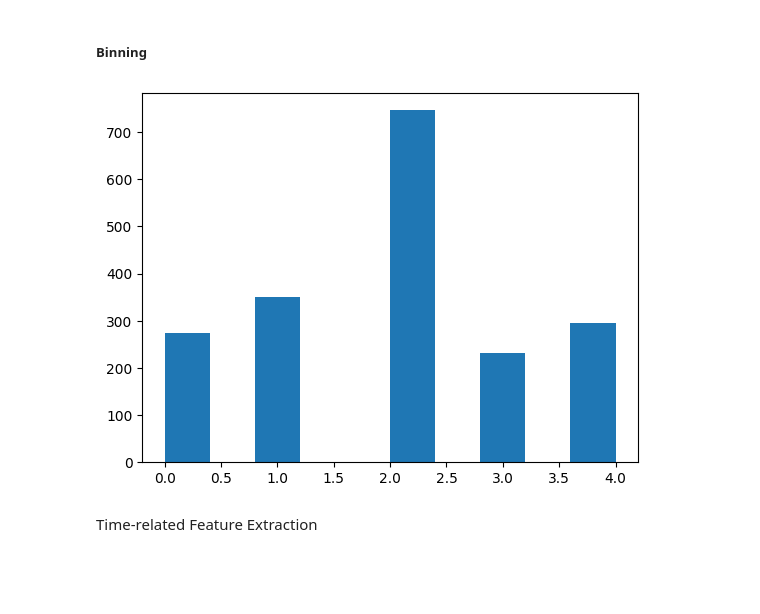
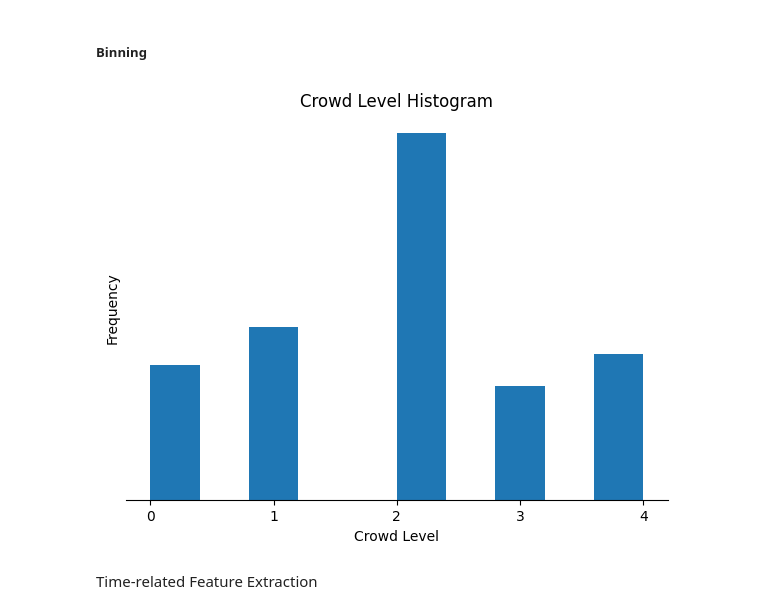
Before and after one commit to tonytziorvas/Lab, a Jupyter notebook: 1-model_training.ipynb, the cells around one changed output. Cells and saved outputs as stored; diff of their text form; code cells hidden in the pictures; blank space fills up the shorter version.

```diff
--- a/1-model_training.ipynb
+++ b/1-model_training.ipynb
@@ -30,4 +30,7 @@ from xgboost import XGBClassifier
 
 from helper import cyclic_encode
 # %%
-df = pd.read_csv("data/processed/most_crowded.csv")
+df = pd.read_csv("data/processed/most_crowded.csv").sort_values(by="timestamp")
+df["timestamp"] = pd.to_datetime(df["timestamp"], unit="s")
+
+df.head()
@@ -79,7 +87,7 @@ bins = [
 # Define labels for the bins
 labels = list(range(len(bins) - 1))
 # %%
-c_lvl = pd.cut(
+df["c_lvl"] = pd.cut(
     df["crowd"],
     bins=bins,
     labels=labels,
@@ -88,7 +96,15 @@ c_lvl = pd.cut(
 ).astype(np.uint16)
 # %%
 # Plot histogram of c_lvl in order to check if there is a class imbalance
-plt.hist(c_lvl)
+df["c_lvl"].plot.hist(
+    figsize=(7, 5),
+    xlabel="Crowd Level",
+    xticks=list(range(len(bins) - 1)),
+    ylabel="Frequency",
+    title="Crowd Level Histogram",
+)
+plt.gca().get_yaxis().set_ticks([])
+plt.gca().spines[["left", "top", "right"]].set_visible(False)
 plt.show()
 # %% [output]
-[figure, old version]
+[figure, new version]
```
Also changed, not shown: parts of 16 cells of this notebook.
